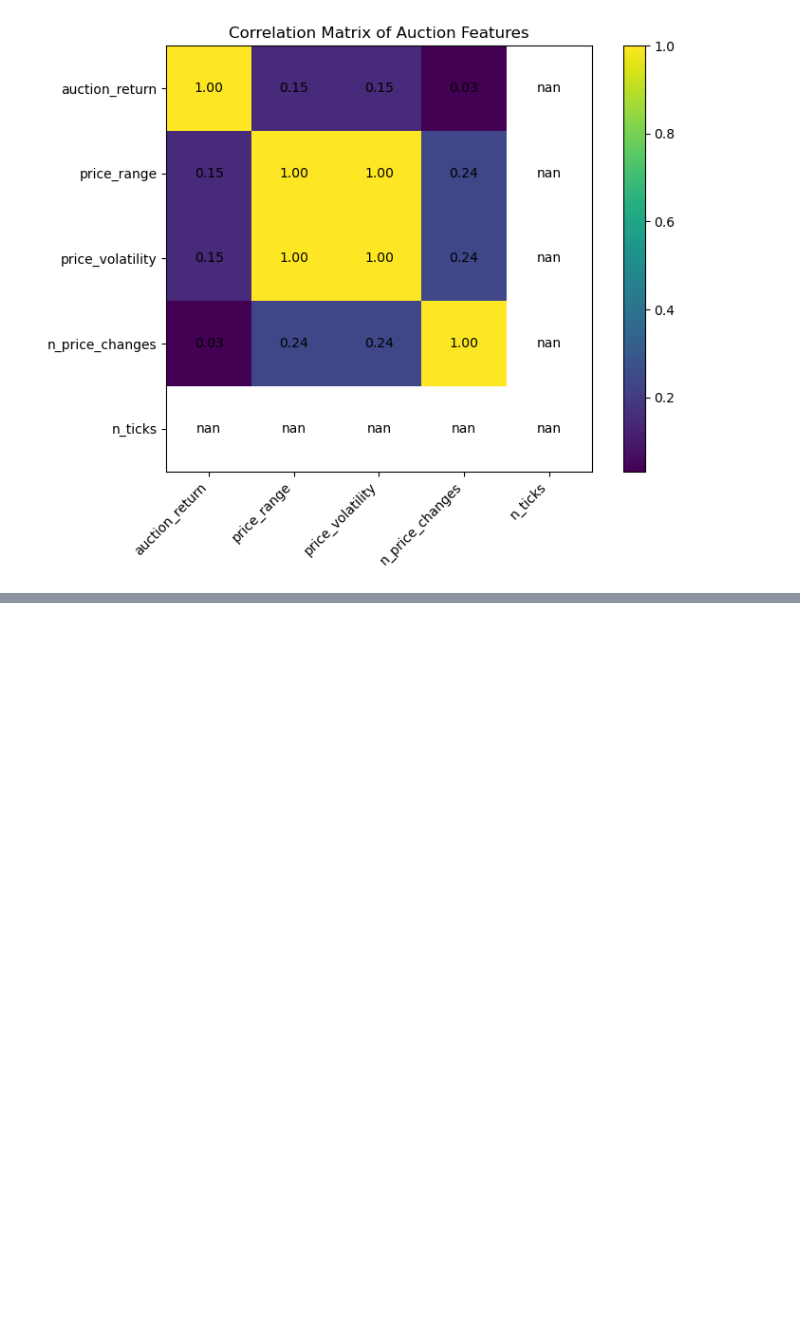
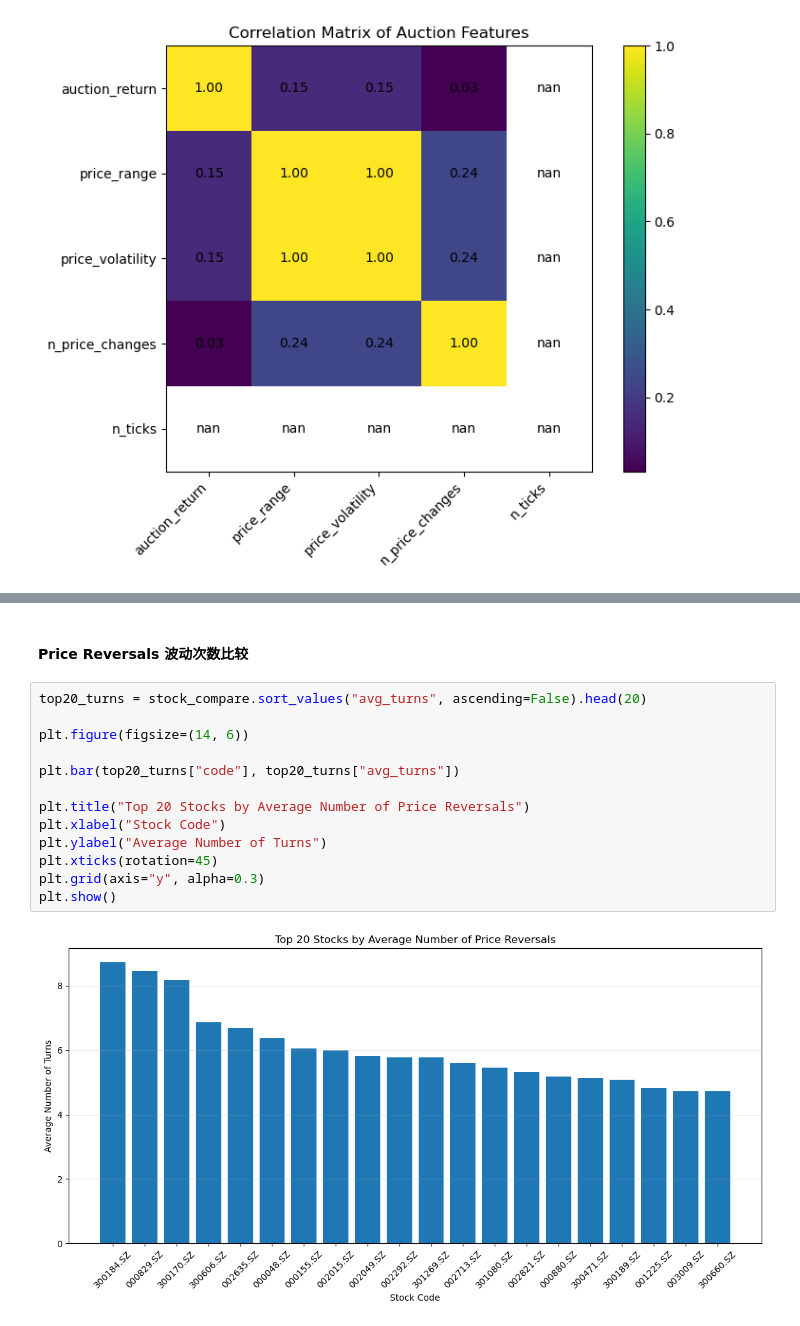
Before and after one commit to xiyuanzhu926/level2-research, a Jupyter notebook: level2-research/notebooks/01_level2_auction_intro.ipynb, the cells around one changed output, grey strips where cells are left out. Cells and saved outputs as stored; diff of their text form; blank space fills up the shorter version.

```diff
--- a/level2-research/notebooks/01_level2_auction_intro.ipynb
+++ b/level2-research/notebooks/01_level2_auction_intro.ipynb
@@ -1241,0 +1908,17 @@ plt.show()
+# %% [markdown]
+#### Price Reversals 波动次数比较
+# %%
+top20_turns = stock_compare.sort_values("avg_turns", ascending=False).head(20)
+
+plt.figure(figsize=(14, 6))
+
+plt.bar(top20_turns["code"], top20_turns["avg_turns"])
+
+plt.title("Top 20 Stocks by Average Number of Price Reversals")
+plt.xlabel("Stock Code")
+plt.ylabel("Average Number of Turns")
+plt.xticks(rotation=45)
+plt.grid(axis="y", alpha=0.3)
+plt.show()
+# %% [output]
+[figure, added]
```
Also changed, not shown: parts of 66 cells of this notebook, 8 other files.
